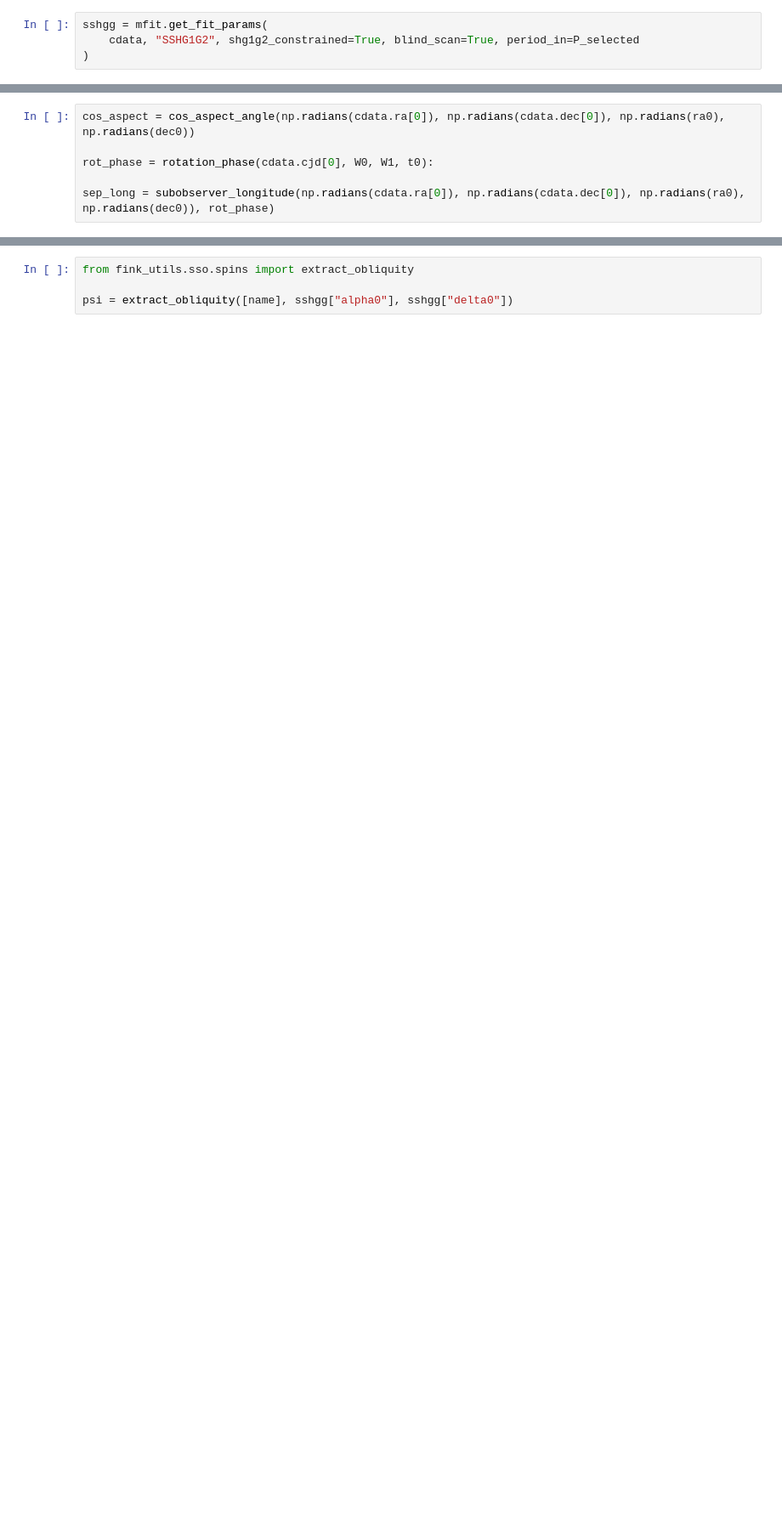
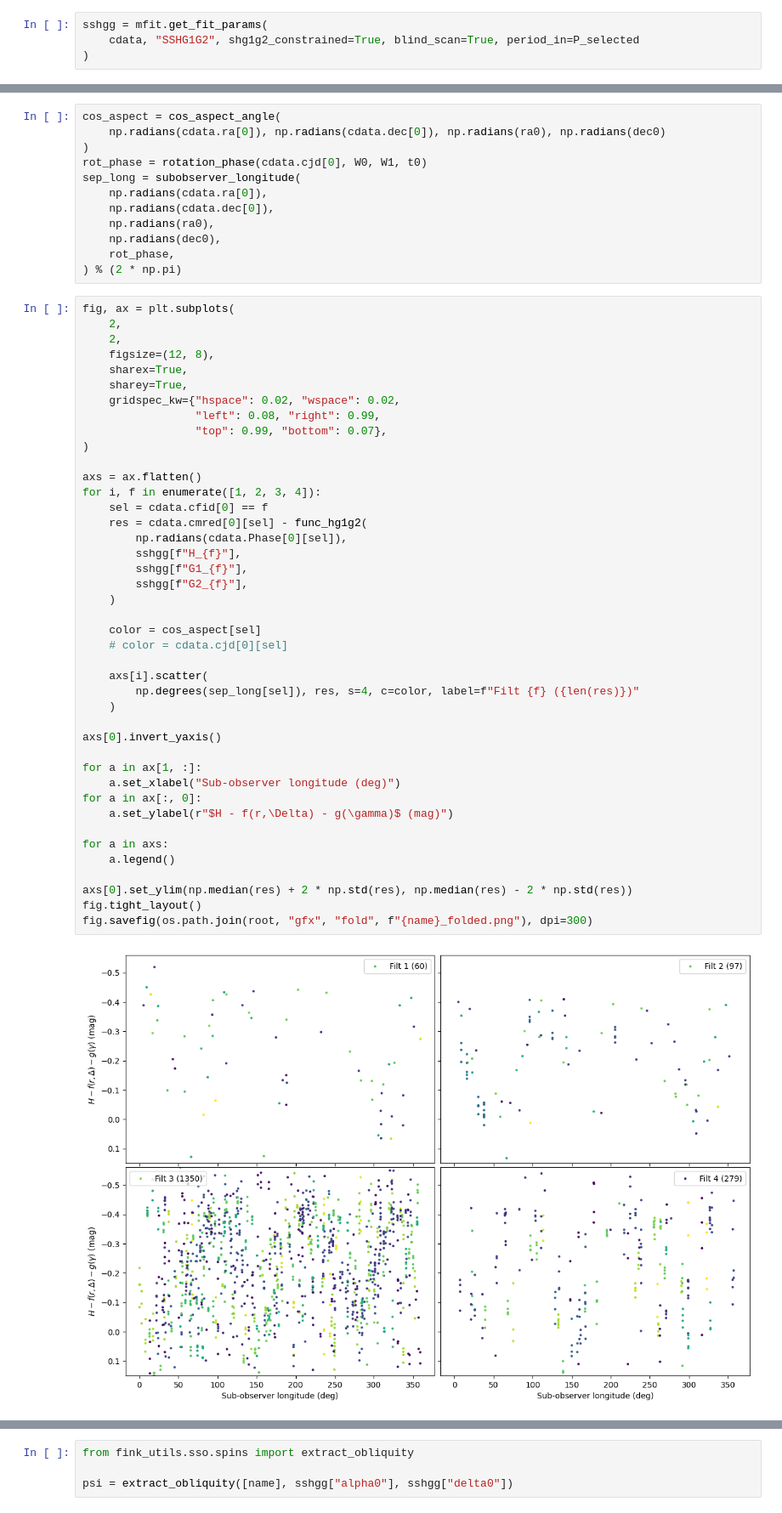
Before and after one commit to astrolabsoftware/fink-spins, a Jupyter notebook: notebooks/period_dev/dev_explore.ipynb, the cells around one changed output, grey strips where cells are left out. Shown at 85% size. Saved outputs shown, nothing was run; the diff lists cells and outputs as text; blank space fills up the shorter version.

Commit message:
nb for test fold and summary

```diff
--- a/notebooks/period_dev/dev_explore.ipynb
+++ b/notebooks/period_dev/dev_explore.ipynb
@@ -88,6 +92,56 @@ dict_keys(['chi2red', 'min_cos_lambda', 'mean_cos_lambda', 'max_cos_lambda', 'st
 # %%
-cos_aspect = cos_aspect_angle(np.radians(cdata.ra[0]), np.radians(cdata.dec[0]), np.radians(ra0), np.radians(dec0))
-
-rot_phase = rotation_phase(cdata.cjd[0], W0, W1, t0):
-
-sep_long = subobserver_longitude(np.radians(cdata.ra[0]), np.radians(cdata.dec[0]), np.radians(ra0), np.radians(dec0)), rot_phase)
+cos_aspect = cos_aspect_angle(
+    np.radians(cdata.ra[0]), np.radians(cdata.dec[0]), np.radians(ra0), np.radians(dec0)
+)
+rot_phase = rotation_phase(cdata.cjd[0], W0, W1, t0)
+sep_long = subobserver_longitude(
+    np.radians(cdata.ra[0]),
+    np.radians(cdata.dec[0]),
+    np.radians(ra0),
+    np.radians(dec0),
+    rot_phase,
+) % (2 * np.pi)
+# %%
+fig, ax = plt.subplots(
+    2,
+    2,
+    figsize=(12, 8),
+    sharex=True,
+    sharey=True,
+    gridspec_kw={"hspace": 0.02, "wspace": 0.02,
+                 "left": 0.08, "right": 0.99,
+                 "top": 0.99, "bottom": 0.07},
+)
+
+axs = ax.flatten()
+for i, f in enumerate([1, 2, 3, 4]):
+    sel = cdata.cfid[0] == f
+    res = cdata.cmred[0][sel] - func_hg1g2(
+        np.radians(cdata.Phase[0][sel]),
+        sshgg[f"H_{f}"],
+        sshgg[f"G1_{f}"],
+        sshgg[f"G2_{f}"],
+    )
+
+    color = cos_aspect[sel]
+    # color = cdata.cjd[0][sel]
+
+    axs[i].scatter(
+        np.degrees(sep_long[sel]), res, s=4, c=color, label=f"Filt {f} ({len(res)})"
+    )
+
+axs[0].invert_yaxis()
+
+for a in ax[1, :]:
+    a.set_xlabel("Sub-observer longitude (deg)")
+for a in ax[:, 0]:
+    a.set_ylabel(r"$H - f(r,\Delta) - g(\gamma)$ (mag)")
+
+for a in axs:
+    a.legend()
+
+axs[0].set_ylim(np.median(res) + 2 * np.std(res), np.median(res) - 2 * np.std(res))
+fig.tight_layout()
+fig.savefig(os.path.join(root, "gfx", "fold", f"{name}_folded.png"), dpi=300)
+# %% [output]
+[figure, added]
```
Also changed, not shown: parts of 22 cells of this notebook, 1 other file.
